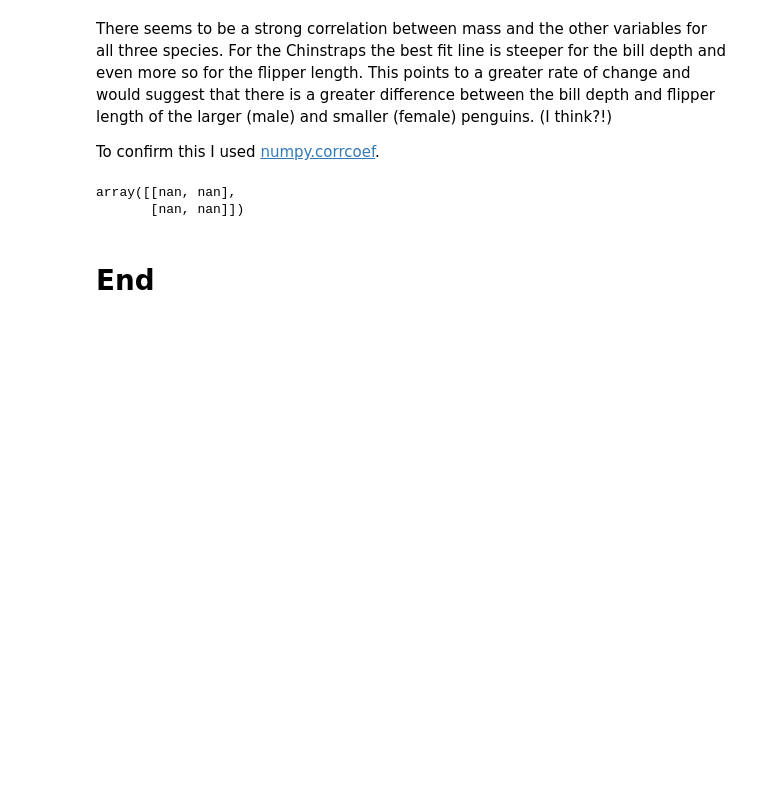
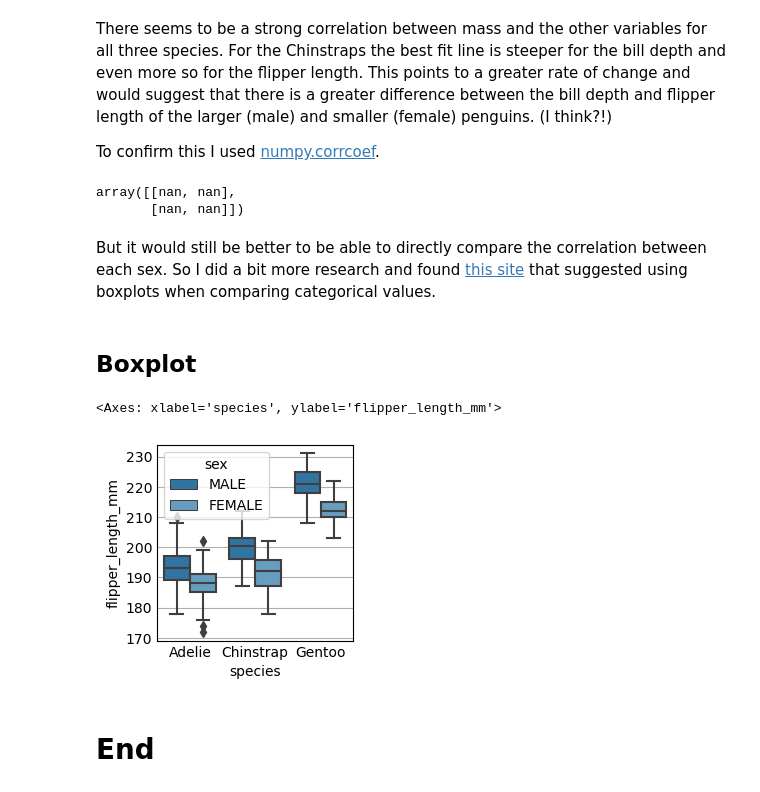
Before and after one commit to morgam7/poda-mywork, a Jupyter notebook: penguins.ipynb, the cells around one changed output. Cells and saved outputs as stored; diff of their text form; code cells hidden in the pictures; blank space fills up the shorter version.

Commit message:
Boxplot

```diff
--- a/penguins.ipynb
+++ b/penguins.ipynb
@@ -294,3 +293,12 @@ np.corrcoef(mass,blen)
 # %% [output]
 array([[nan, nan],
        [nan, nan]])
+# %% [markdown]
+But it would still be better to be able to directly compare the correlation between each sex. So I did a bit more research and found [this site](https://statisticsbyjim.com/graphs/box-plot/) that suggested using boxplots when comparing categorical values.
+# %% [markdown]
+## Boxplot
+# %%
+sns.boxplot(x=df["species"], y=df["flipper_length_mm"], hue=df["sex"])
+# %% [output]
+<Axes: xlabel='species', ylabel='flipper_length_mm'>
+[figure, added]
```
Also changed, not shown: parts of 5 cells of this notebook.
